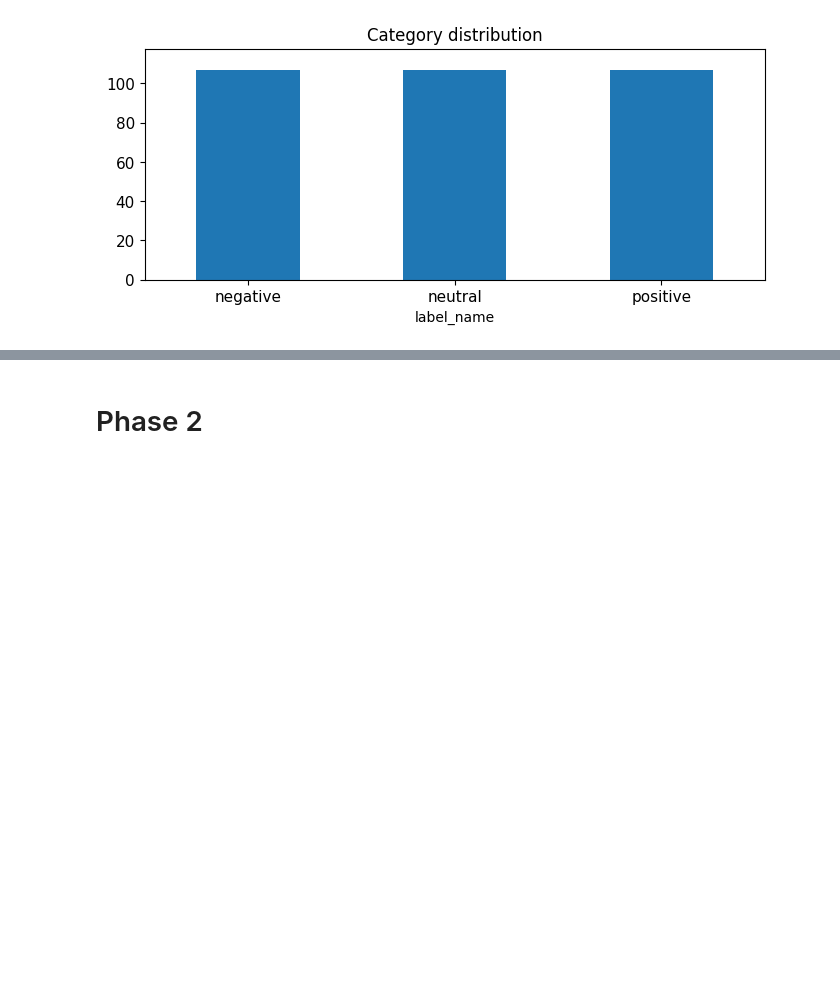
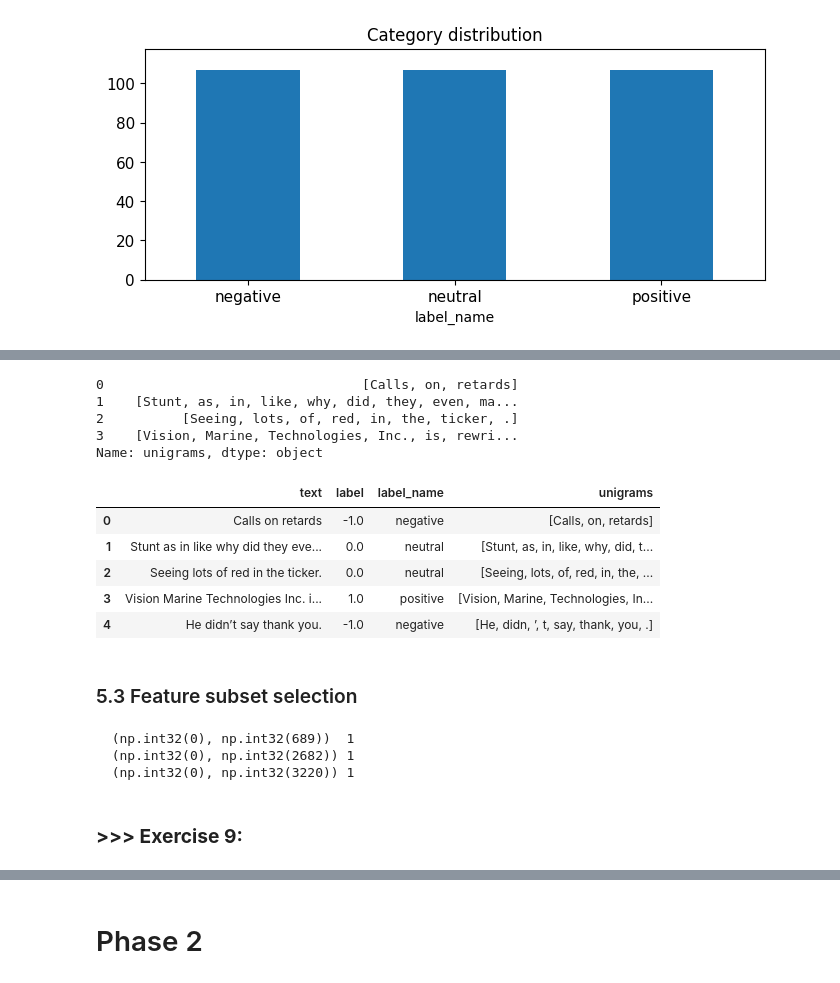
Before and after one commit to CedricCVT/DM2025-Lab1-Exercise, a Jupyter notebook: DM2025-Lab1-Homework.ipynb, the cells around one changed output, grey strips where cells are left out. Cells and saved outputs as stored; diff of their text form; code cells hidden in the pictures; blank space fills up the shorter version.

```diff
--- a/DM2025-Lab1-Homework.ipynb
+++ b/DM2025-Lab1-Homework.ipynb
@@ -193,0 +220,35 @@ Name: count, dtype: int64
+# %%
+
+df['unigrams'] = df['text'].apply(lambda x: dmh.tokenize_text(x))
+
+df[0:4]["unigrams"]
+# %% [output]
+0                                 [Calls, on, retards]
+1    [Stunt, as, in, like, why, did, they, even, ma...
+2          [Seeing, lots, of, red, in, the, ticker, .]
+3    [Vision, Marine, Technologies, Inc., is, rewri...
+Name: unigrams, dtype: object
+# %%
+# showing the new column "unigrams" of the df :
+df.head()
+# %% [output]
+|  | text | label | label_name | unigrams |
+| 0 | Calls on retards | -1.0 | negative | [Calls, on, retards] |
+| 1 | Stunt as in like why did they eve... | 0.0 | neutral | [Stunt, as, in, like, why, did, t... |
+| 2 | Seeing lots of red in the ticker. | 0.0 | neutral | [Seeing, lots, of, red, in, the, ... |
+| 3 | Vision Marine Technologies Inc. i... | 1.0 | positive | [Vision, Marine, Technologies, In... |
+| 4 | He didn’t say thank you. | -1.0 | negative | [He, didn, ’, t, say, thank, you, .] |
+# %% [markdown]
+### 5.3 Feature subset selection
+# %%
+from sklearn.feature_extraction.text import CountVectorizer
+
+count_vect = CountVectorizer()
+df_counts = count_vect.fit_transform(df.text) #learn the vocabulary and return document-term matrix
+print(df_counts[0])
+# %% [output]
+  (np.int32(0), np.int32(689))  1
+  (np.int32(0), np.int32(2682)) 1
+  (np.int32(0), np.int32(3220)) 1
+# %% [markdown]
+### **>>> Exercise 9:**
```
Also changed, not shown: parts of 24 cells of this notebook, 1 other file.
